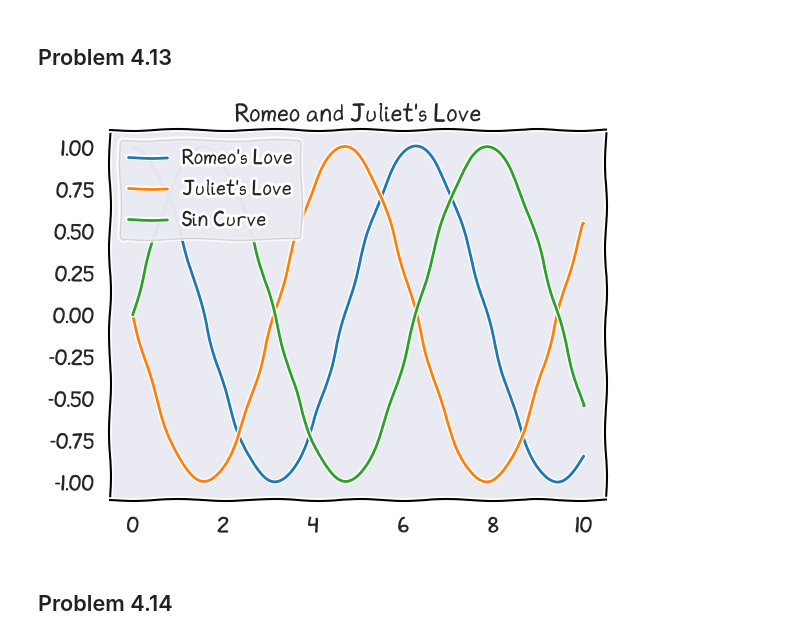
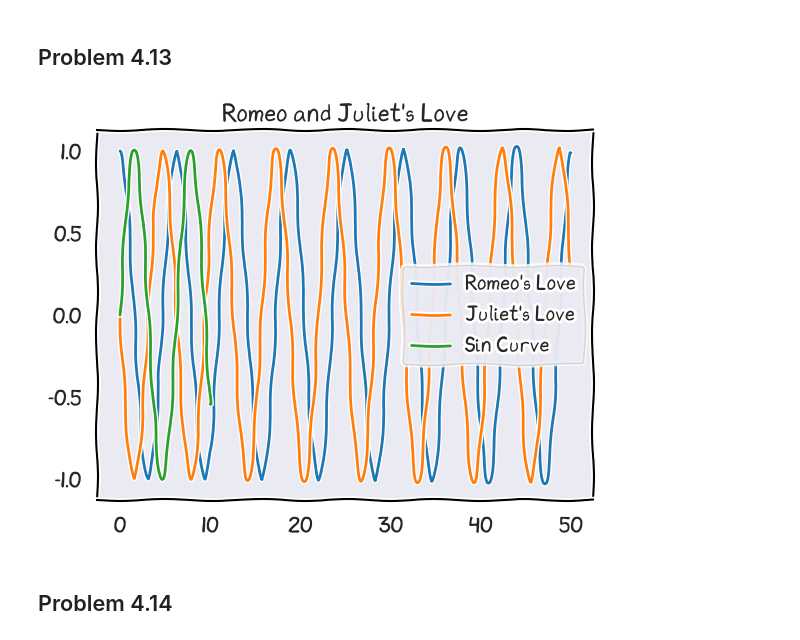
Before and after one commit to SPS-SP2273/learning-portfolio-shawn1368, a Jupyter notebook: Yuan Zhe's Problems/problem_set_4.ipynb, the cells around one changed output. Cells and saved outputs as stored; diff of their text form; code cells hidden in the pictures.

```diff
--- a/Yuan Zhe's Problems/problem_set_4.ipynb
+++ b/Yuan Zhe's Problems/problem_set_4.ipynb
@@ -149,34 +146,34 @@ my_int_trap(lambda x: x ** 2, 2, 8)
 # %%
 def dRdt(J, k1 = 1):
     return J * k1
 
 def dJdt(R, k2 = 1):
     return -(R * k2)
 
-max_time = 10
+max_time = 50
 dt = 0.001
 R, J, k1, k2 = 1, 0, 1, 1
 
 love_dataset = {"time": np.arange(0, max_time, dt), "Romeo": [], "Juliet": []}
 
 for time in love_dataset["time"]:
     love_dataset["Romeo"].append(R)
     love_dataset["Juliet"].append(J)
 
     R_new = R + dRdt(J, k1) * dt
     J_new = J + dJdt(R, k2) * dt
 
     R, J = R_new, J_new
 
 fig2, ax2 = plt.subplots()
 ax2.plot(love_dataset["time"], love_dataset["Romeo"], label="Romeo's Love")
 ax2.plot(love_dataset["time"], love_dataset["Juliet"], label="Juliet's Love")
 ax2.plot(np.linspace(0, 10, 1000), np.sin(np.linspace(0, 10, 1000)), label="Sin Curve")
 ax2.set_title("Romeo and Juliet's Love")
 ax2.legend()
 fig2.show()
 # %% [output]
-[figure, old version]
+[figure, new version]
 # %% [markdown]
 ## Problem 4.14
 # %%
```
Also changed, not shown: parts of 4 cells of this notebook, 6 other files.
